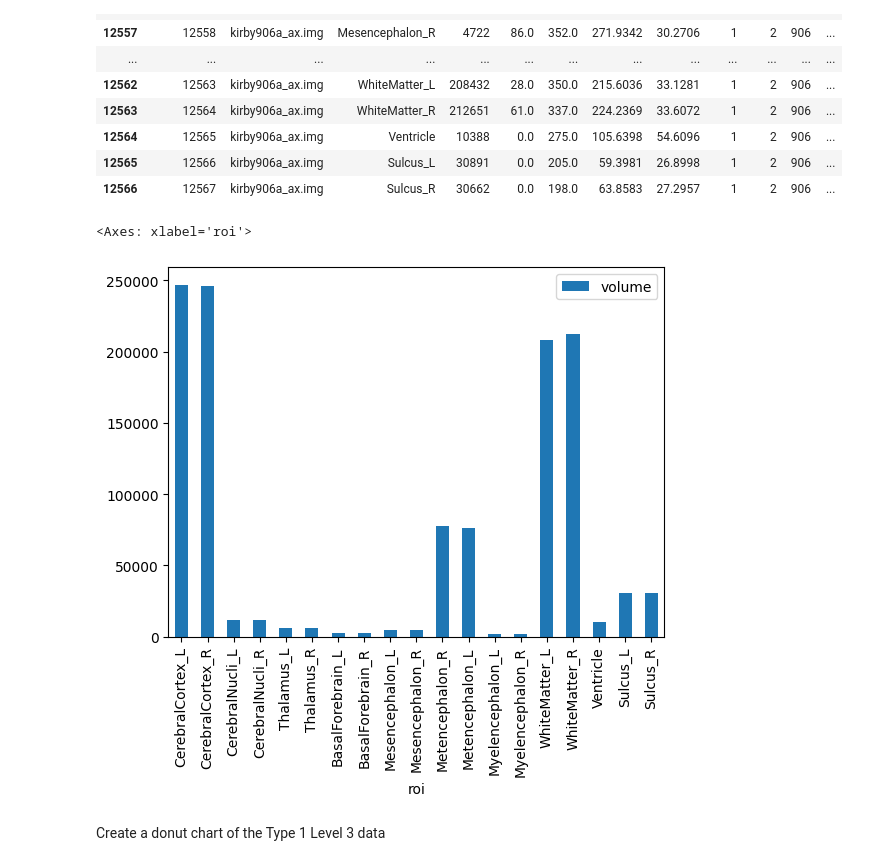
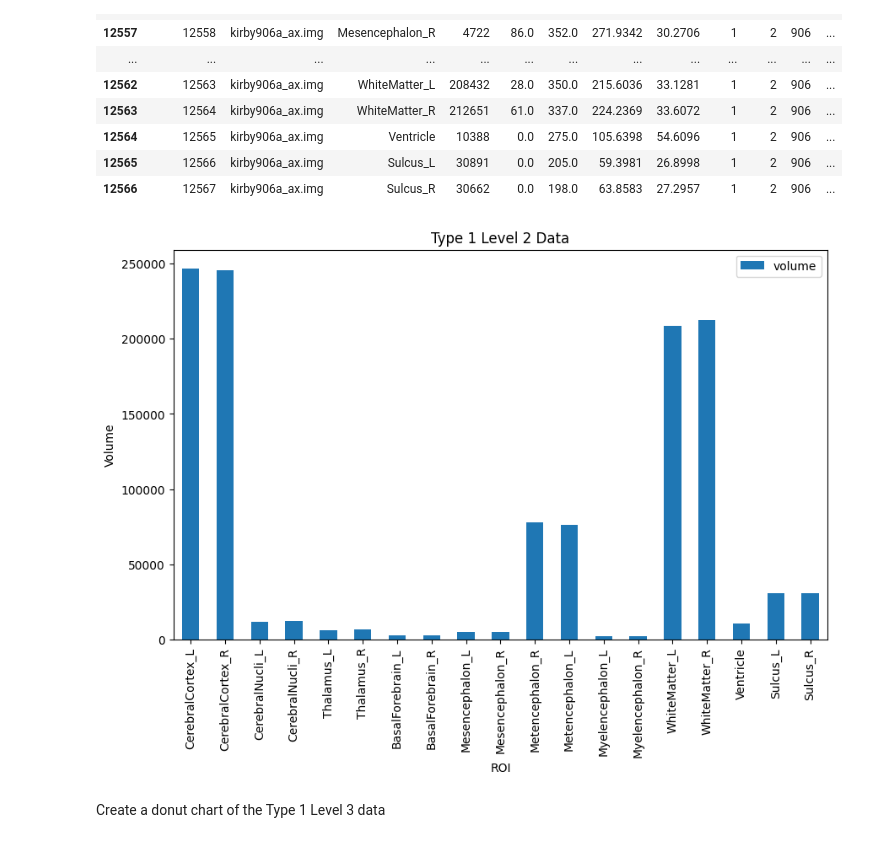
Before and after one commit to khall02/DS4-PH-2025, a Jupyter notebook: hw3ipynb.ipynb, the cells around one changed output. Drawn from its saved outputs; the diff is of its cells as text; code cells hidden in the pictures.

```diff
--- a/hw3ipynb.ipynb
+++ b/hw3ipynb.ipynb
@@ -124,10 +130,15 @@ type1_level2_df
 | 12566 | 12567 | kirby906a_ax.img | Sulcus_R | 30662 | 0.0 | 198.0 | 63.8583 | 27.2957 | 1 | 2 | 906 | ... |
 # %%
 #bar plot by roi and volume of type 1 level 2
-type1_level2_df.plot.bar(x= 'roi', y= 'volume')
+
+ax = type1_level2_df.plot.bar(x='roi', y='volume', figsize=(10, 6))
+ax.set_title("Type 1 Level 2 Data")  # title
+plt.xticks(rotation=90)  # Rotate x-axis labels for readability
+plt.xlabel("ROI")
+plt.ylabel("Volume")
+plt.show()
 # %% [output]
-<Axes: xlabel='roi'>
-[figure, old version]
+[figure, new version]
 # %% [markdown]
 Create a donut chart of the Type 1 Level 3 data
 # %%
```
Also changed, not shown: parts of 8 cells of this notebook.
